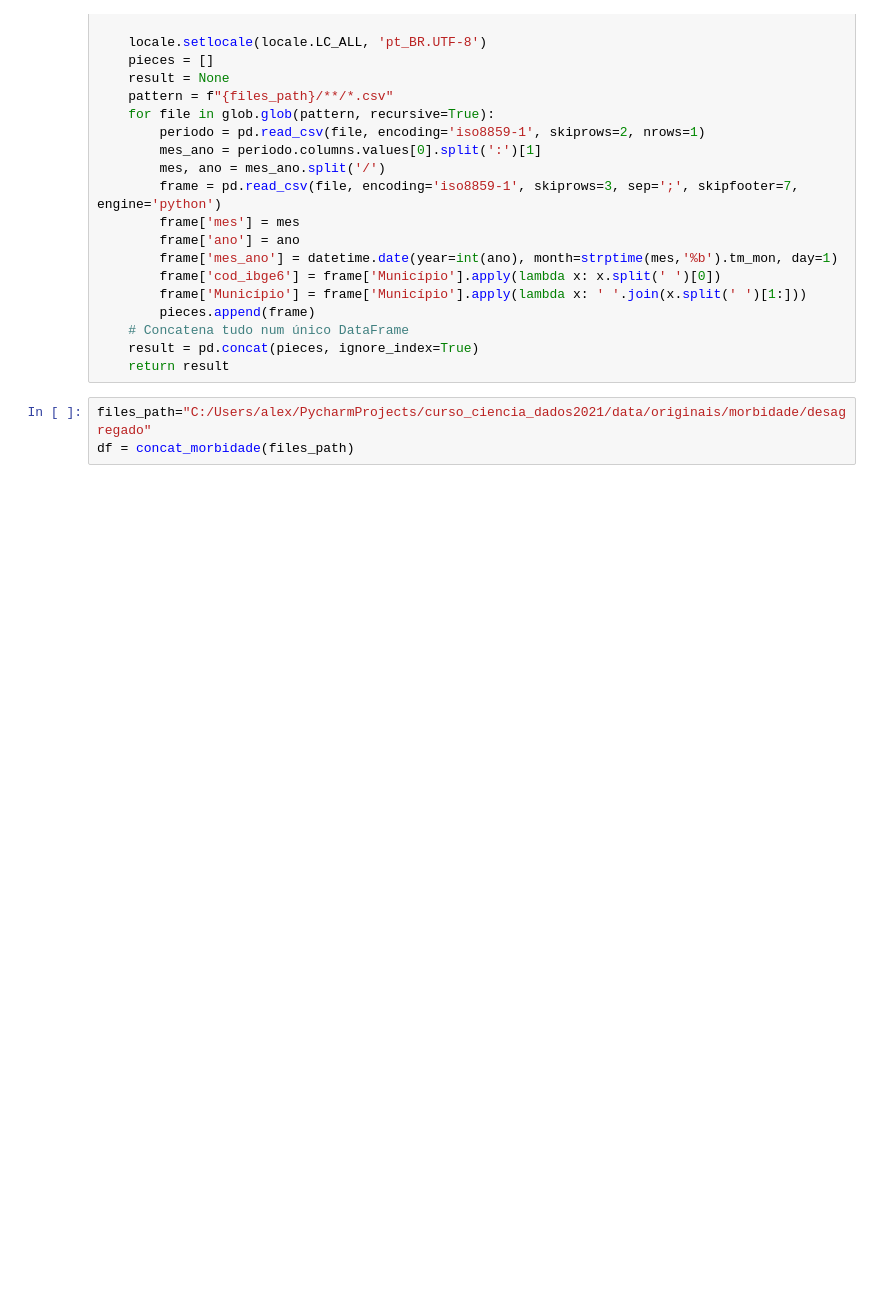
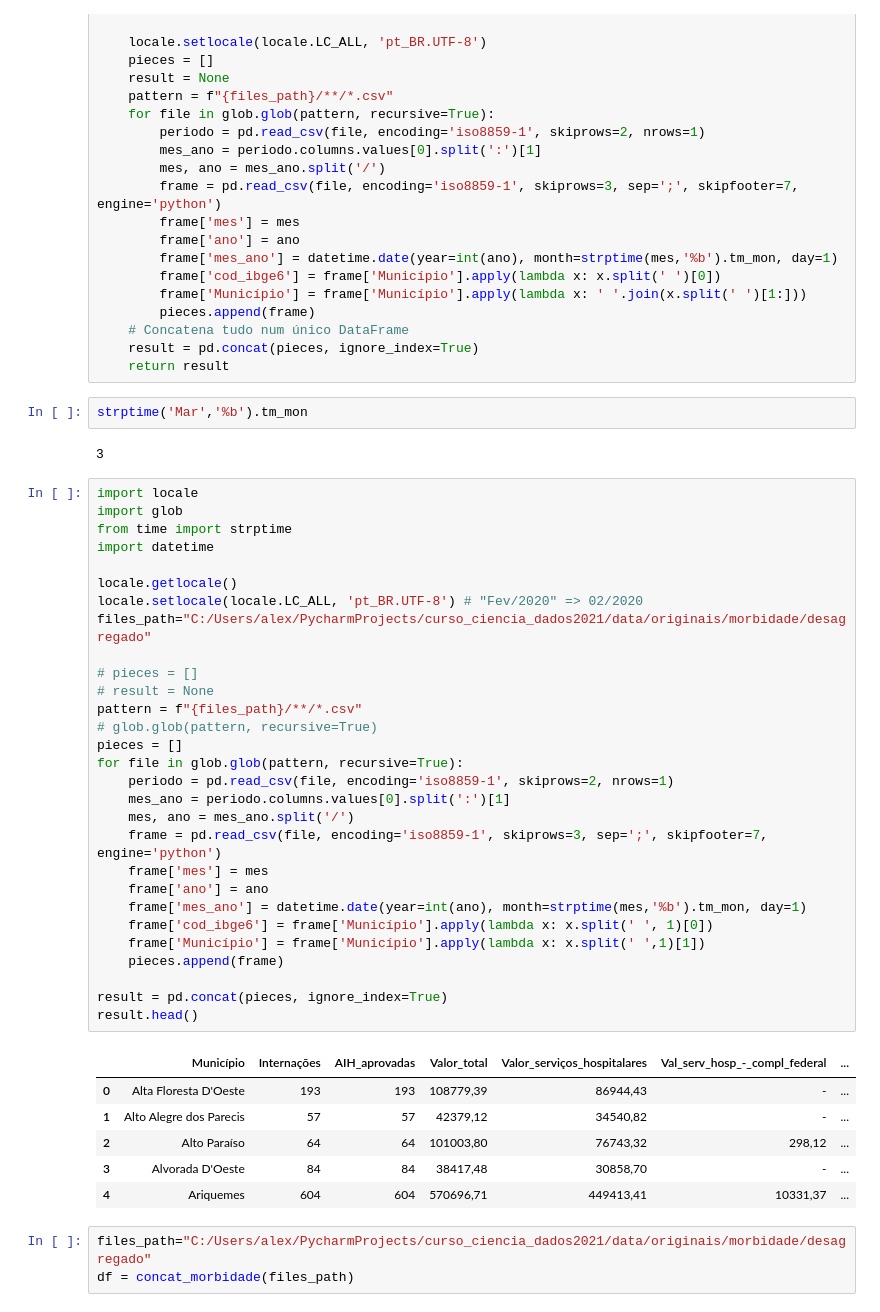
Before and after one commit to brunaguedes92/curso_ciencia_dados2021, a Jupyter notebook: notebook/Aula6/Aula6_Pandas_III.ipynb, the cells around one changed output. Drawn from its saved outputs; the diff is of its cells as text; blank space fills up the shorter version.

```diff
--- a/notebook/Aula6/Aula6_Pandas_III.ipynb
+++ b/notebook/Aula6/Aula6_Pandas_III.ipynb
@@ -208,6 +251,46 @@ def concat_morbidade(files_path):
     # Concatena tudo num único DataFrame
     result = pd.concat(pieces, ignore_index=True)
     return result
+# %%
+strptime('Mar','%b').tm_mon
+# %% [output]
+3
+# %%
+import locale
+import glob
+from time import strptime
+import datetime
+
+locale.getlocale()
+locale.setlocale(locale.LC_ALL, 'pt_BR.UTF-8') # "Fev/2020" => 02/2020
+files_path="C:/Users/alex/PycharmProjects/curso_ciencia_dados2021/data/originais/morbidade/desagregado"
+
+# pieces = []
+# result = None
+pattern = f"{files_path}/**/*.csv"
+# glob.glob(pattern, recursive=True)
+pieces = []
+for file in glob.glob(pattern, recursive=True):
+    periodo = pd.read_csv(file, encoding='iso8859-1', skiprows=2, nrows=1)
+    mes_ano = periodo.columns.values[0].split(':')[1]
+    mes, ano = mes_ano.split('/')
+    frame = pd.read_csv(file, encoding='iso8859-1', skiprows=3, sep=';', skipfooter=7, engine='python')
+    frame['mes'] = mes
+    frame['ano'] = ano
+    frame['mes_ano'] = datetime.date(year=int(ano), month=strptime(mes,'%b').tm_mon, day=1)
+    frame['cod_ibge6'] = frame['Município'].apply(lambda x: x.split(' ', 1)[0])
+    frame['Município'] = frame['Município'].apply(lambda x: x.split(' ',1)[1])
+    pieces.append(frame)
+
+result = pd.concat(pieces, ignore_index=True)
+result.head()
+# %% [output]
+|  | Município | Internações | AIH_aprovadas | Valor_total | Valor_serviços_hospitalares | Val_serv_hosp_-_compl_federal | ... |
+| 0 | Alta Floresta D'Oeste | 193 | 193 | 108779,39 | 86944,43 | - | ... |
+| 1 | Alto Alegre dos Parecis | 57 | 57 | 42379,12 | 34540,82 | - | ... |
+| 2 | Alto Paraíso | 64 | 64 | 101003,80 | 76743,32 | 298,12 | ... |
+| 3 | Alvorada D'Oeste | 84 | 84 | 38417,48 | 30858,70 | - | ... |
+| 4 | Ariquemes | 604 | 604 | 570696,71 | 449413,41 | 10331,37 | ... |
 # %%
 files_path="C:/Users/alex/PycharmProjects/curso_ciencia_dados2021/data/originais/morbidade/desagregado"
 df = concat_morbidade(files_path)
```
Also changed, not shown: parts of 7 cells of this notebook, 2 other files.
